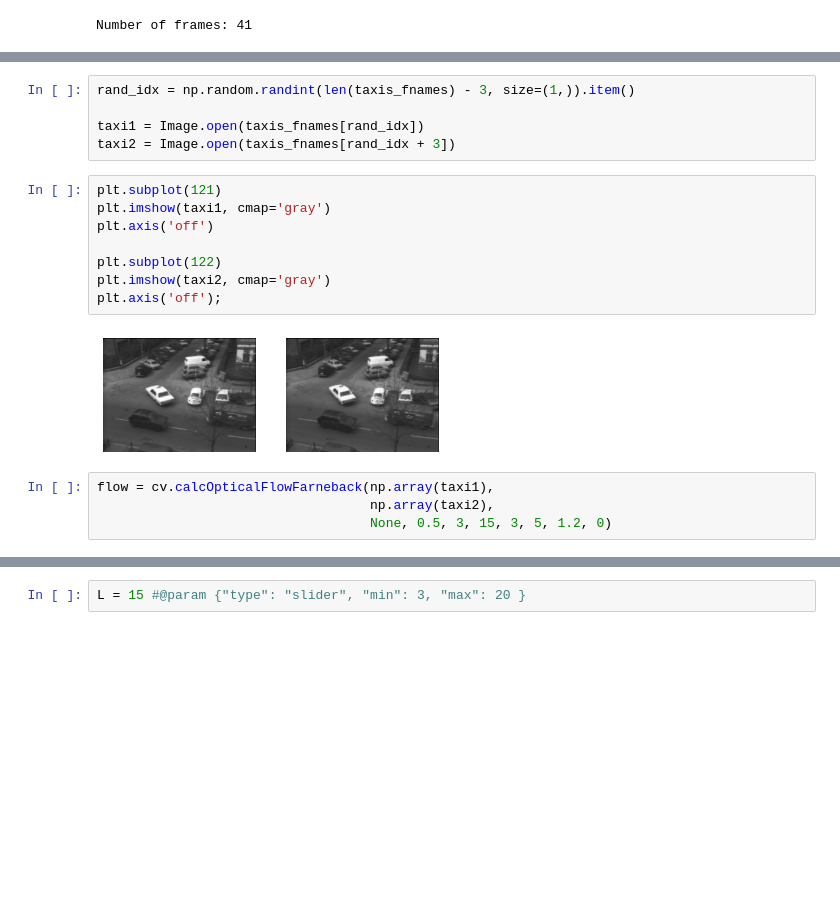
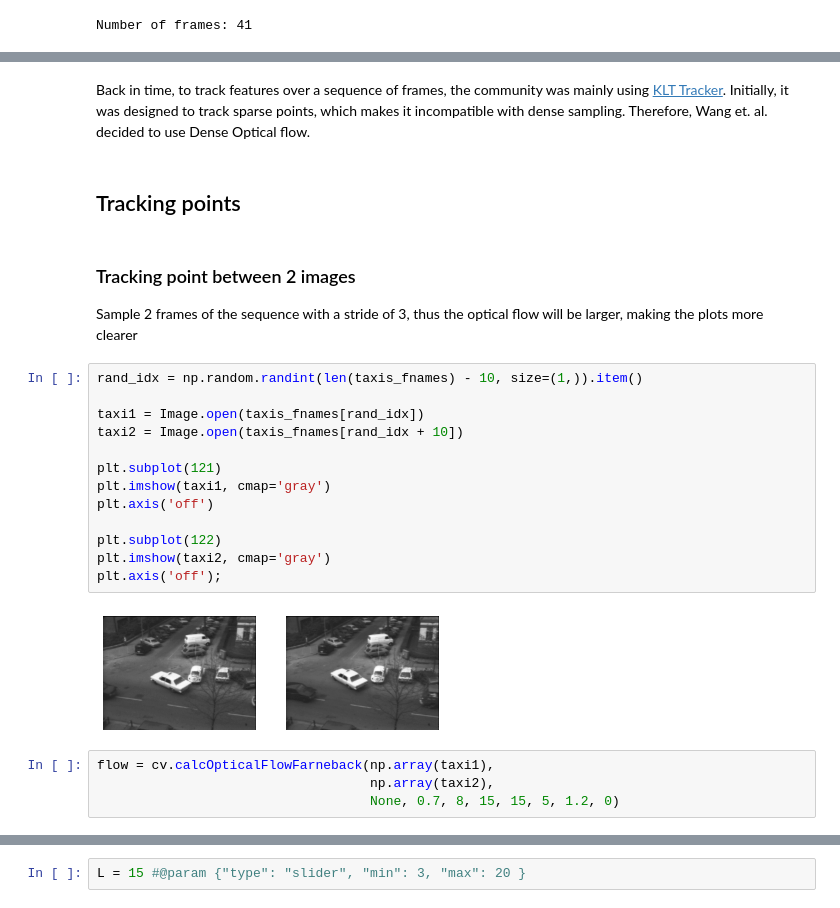
Before and after one commit to Guillem96/activity-recognition, a Jupyter notebook: notebooks/Dense Trajectories Annotation.ipynb, the cells around one changed output, grey strips where cells are left out. Drawn from its saved outputs; the diff is of its cells as text; blank space fills up the shorter version.

```diff
--- a/notebooks/Dense Trajectories Annotation.ipynb
+++ b/notebooks/Dense Trajectories Annotation.ipynb
@@ -30,19 +107,28 @@ Number of frames: 41
+# %% [markdown]
+Back in time, to track features over a sequence of frames, the community was mainly using [KLT Tracker](https://en.wikipedia.org/wiki/Kanade%E2%80%93Lucas%E2%80%93Tomasi_feature_tracker). Initially, it was designed to track sparse points, which makes it incompatible with dense sampling. Therefore, Wang et. al. decided to use Dense Optical flow.
+# %% [markdown]
+## Tracking points
+# %% [markdown]
+### Tracking point between 2 images
+
+
+Sample 2 frames of the sequence with a stride of 3, thus the optical flow will be larger, making the plots more clearer
 # %%
-rand_idx = np.random.randint(len(taxis_fnames) - 3, size=(1,)).item()
+rand_idx = np.random.randint(len(taxis_fnames) - 10, size=(1,)).item()
 
 taxi1 = Image.open(taxis_fnames[rand_idx])
-taxi2 = Image.open(taxis_fnames[rand_idx + 3])
+taxi2 = Image.open(taxis_fnames[rand_idx + 10])
+
+plt.subplot(121)
+plt.imshow(taxi1, cmap='gray')
+plt.axis('off')
+
+plt.subplot(122)
+plt.imshow(taxi2, cmap='gray')
+plt.axis('off');
+# %% [output]
+[figure, added]
-# %%
-plt.subplot(121)
-plt.imshow(taxi1, cmap='gray')
-plt.axis('off')
-
-plt.subplot(122)
-plt.imshow(taxi2, cmap='gray')
-plt.axis('off');
-# %% [output]
-[figure, removed]
 # %%
 flow = cv.calcOpticalFlowFarneback(np.array(taxi1),
                                    np.array(taxi2),
-                                   None, 0.5, 3, 15, 3, 5, 1.2, 0)
+                                   None, 0.7, 8, 15, 15, 5, 1.2, 0)
```
Also changed, not shown: parts of 39 cells of this notebook.
